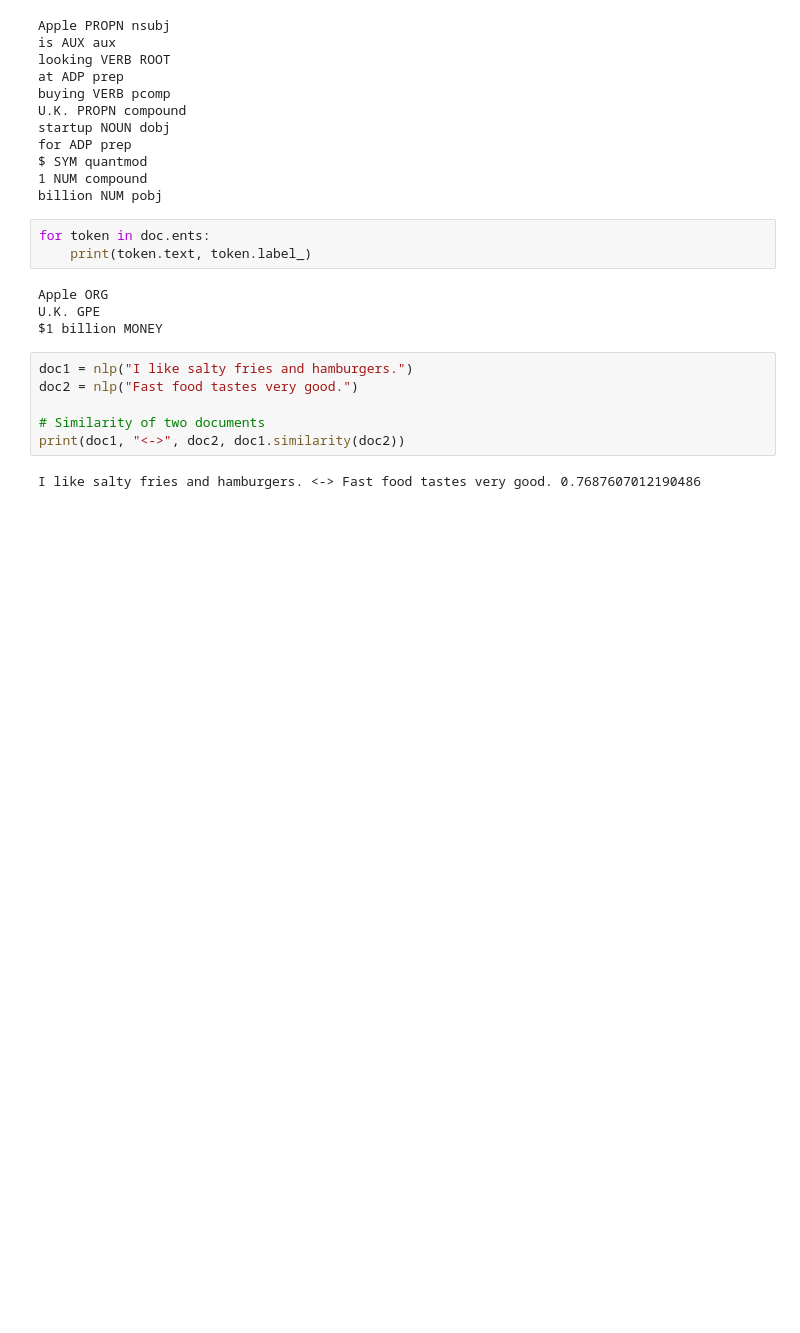
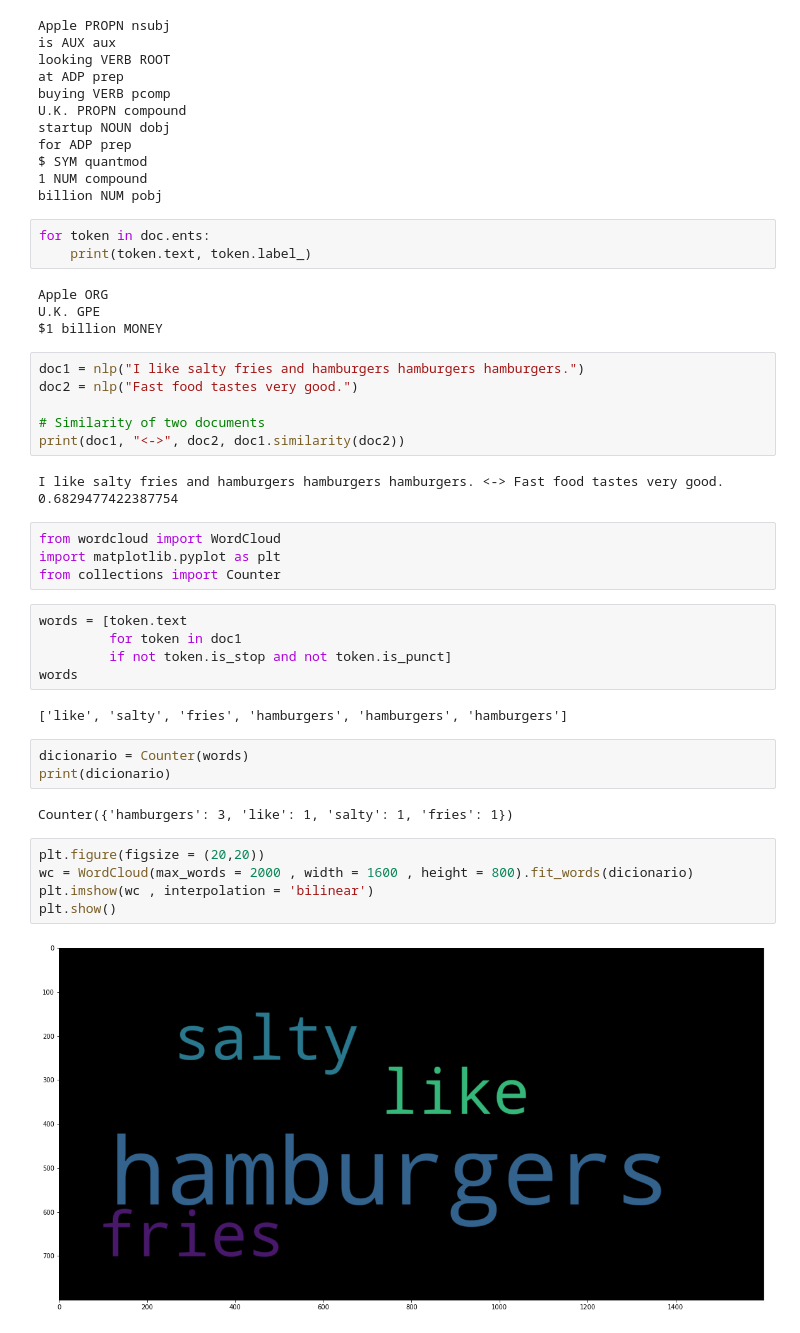
Before and after one commit to garaujo94/suassuna-nlp, a Jupyter notebook: notebooks/Begin.ipynb, the cells around one changed output. Saved outputs shown, nothing was run; the diff lists cells and outputs as text; blank space fills up the shorter version.

Commit message:
adding more graph options

```diff
--- a/notebooks/Begin.ipynb
+++ b/notebooks/Begin.ipynb
@@ -29,10 +27,33 @@ Apple ORG
 U.K. GPE
 $1 billion MONEY
 # %%
-doc1 = nlp("I like salty fries and hamburgers.")
+doc1 = nlp("I like salty fries and hamburgers hamburgers hamburgers.")
 doc2 = nlp("Fast food tastes very good.")
 
 # Similarity of two documents
 print(doc1, "<->", doc2, doc1.similarity(doc2))
 # %% [output]
-I like salty fries and hamburgers. <-> Fast food tastes very good. 0.7687607012190486
+I like salty fries and hamburgers hamburgers hamburgers. <-> Fast food tastes very good. 0.6829477422387754
+# %%
+from wordcloud import WordCloud
+import matplotlib.pyplot as plt
+from collections import Counter
+# %%
+words = [token.text
+         for token in doc1
+         if not token.is_stop and not token.is_punct]
+words
+# %% [output]
+['like', 'salty', 'fries', 'hamburgers', 'hamburgers', 'hamburgers']
+# %%
+dicionario = Counter(words)
+print(dicionario)
+# %% [output]
+Counter({'hamburgers': 3, 'like': 1, 'salty': 1, 'fries': 1})
+# %%
+plt.figure(figsize = (20,20))
+wc = WordCloud(max_words = 2000 , width = 1600 , height = 800).fit_words(dicionario)
+plt.imshow(wc , interpolation = 'bilinear')
+plt.show()
+# %% [output]
+[figure, added]
```
Also changed, not shown: parts of 1 cell of this notebook, 3 other files.
